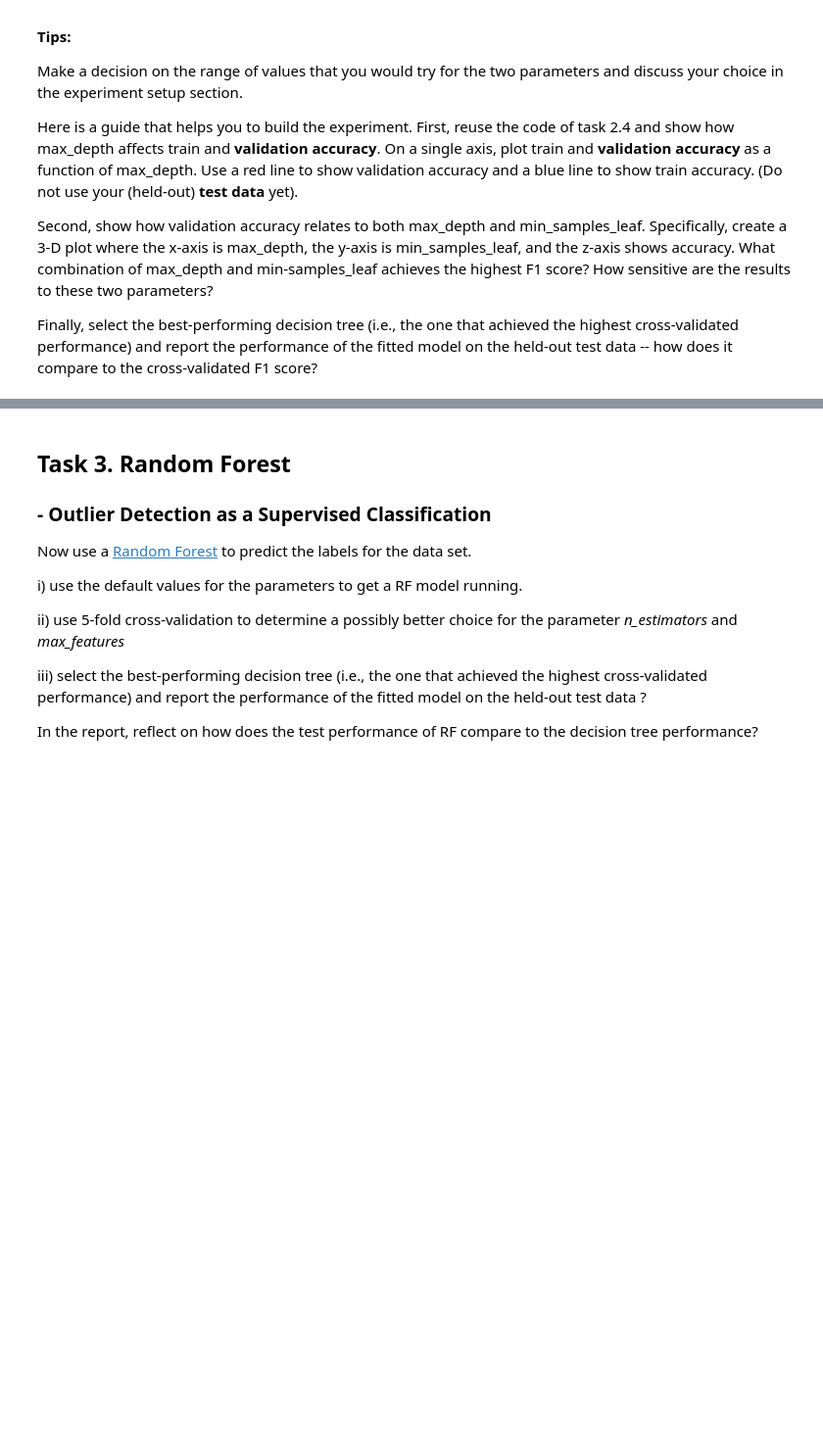
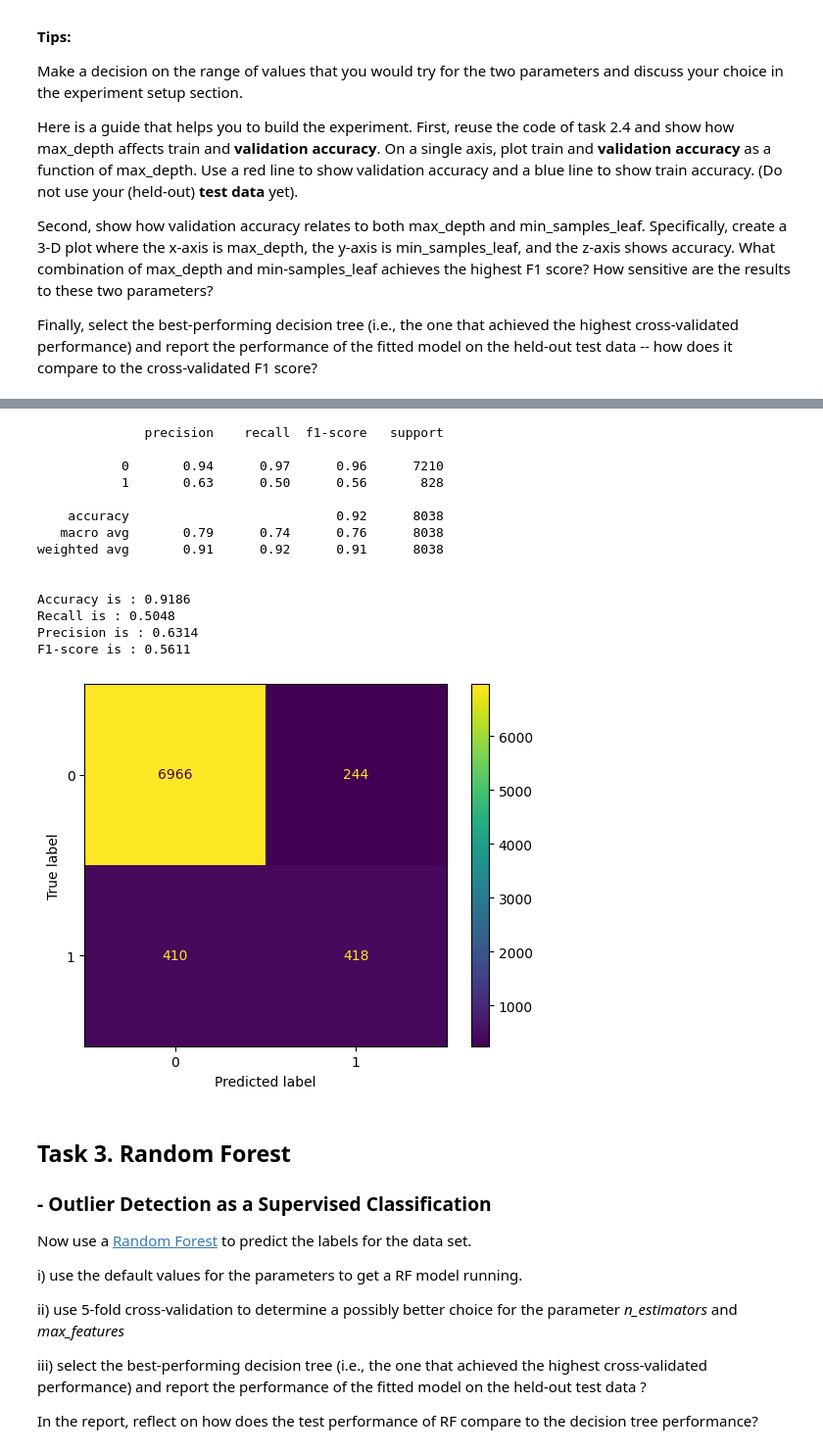
Before and after one commit to Zi-lon/Applications-of-machine-learning, a Jupyter notebook: Assignment 1/Assignment 1.ipynb, the cells around one changed output, grey strips where cells are left out. Shown at 98% size. Drawn from its saved outputs; the diff is of its cells as text; code cells hidden in the pictures; blank space fills up the shorter version.

```diff
--- a/Assignment 1/Assignment 1.ipynb
+++ b/Assignment 1/Assignment 1.ipynb
@@ -497,3 +434,72 @@ IndexError: index 11 is out of bounds for axis 0 with size 11
+# %%
+import numpy as np
+import matplotlib.pyplot as plt
+from sklearn.model_selection import KFold
+from sklearn.tree import DecisionTreeClassifier
+from sklearn.metrics import f1_score, accuracy_score, classification_report, confusion_matrix
+
+aantalFolds = 5
+random_state = 0
+Bovengrens = 6
+
+max_depth = np.arange(1, Bovengrens + 1)
+min_samples_leaf = np.arange(1, Bovengrens + 1)
+
+kf = KFold(n_splits=aantalFolds, shuffle=True, random_state=random_state)
+
+scores = np.zeros((len(max_depth), len(min_samples_leaf)), dtype=float)
+
+for fold_idx, (train_index, val_index) in enumerate(kf.split(X_)):
+    X_train, X_val = X_.iloc[train_index], X_.iloc[val_index]
+    y_train, y_val = y_.iloc[train_index], y_.iloc[val_index]
+    for i, maximaleDiepte in enumerate(max_depth):
+        for j, minSampleLeaf in enumerate(min_samples_leaf):
+            clf = DecisionTreeClassifier(max_depth=int(maximaleDiepte), min_samples_leaf=int(minSampleLeaf), random_state=random_state)
+            clf.fit(X_train, y_train)
+            yhat = clf.predict(X_val)
+
+            fold_f1 = f1_score(y_val, yhat)
+            scores[i, j] += fold_f1
+
+mean_f1 = scores / float(aantalFolds)
+
+best_idx = np.unravel_index(np.argmax(mean_f1), mean_f1.shape)
+best_max_depth = int(max_depth[best_idx[0]])
+best_min_samples_leaf = int(min_samples_leaf[best_idx[1]])
+best_score = mean_f1[best_idx]
+
+Fclf = DecisionTreeClassifier(max_depth=best_max_depth, min_samples_leaf=best_min_samples_leaf, random_state=random_state)
+Fclf.fit(X_, y_)
+
+y_pred = Fclf.predict(X_heldout)
+
+print(f"{classification_report(y_heldout, y_pred)}")
+print(f"\nAccuracy is : {round(accuracy_score(y_heldout,y_pred), 4)}")
+print(f"Recall is : {round(recall_score(y_heldout, y_pred),4)}")
+print(f"Precision is : {round(precision_score(y_heldout, y_pred),4)}")
+print(f"F1-score is : {round(f1_score(y_heldout, y_pred), 4)}")
+
+confusionMatrix = confusion_matrix(y_heldout, y_pred)
+disp = ConfusionMatrixDisplay(confusion_matrix=confusionMatrix,
+                              display_labels=Fclf.classes_)
+disp.plot()
+plt.show()
+# %% [output]
+              precision    recall  f1-score   support
+
+           0       0.94      0.97      0.96      7210
+           1       0.63      0.50      0.56       828
+
+    accuracy                           0.92      8038
+   macro avg       0.79      0.74      0.76      8038
+weighted avg       0.91      0.92      0.91      8038
+
+
+Accuracy is : 0.9186
+Recall is : 0.5048
+Precision is : 0.6314
+F1-score is : 0.5611
+[figure, added]
 # %% [markdown]
 ## Task 3. Random Forest
 ### - Outlier Detection as a Supervised Classification
```
Also changed, not shown: parts of 14 cells of this notebook.
